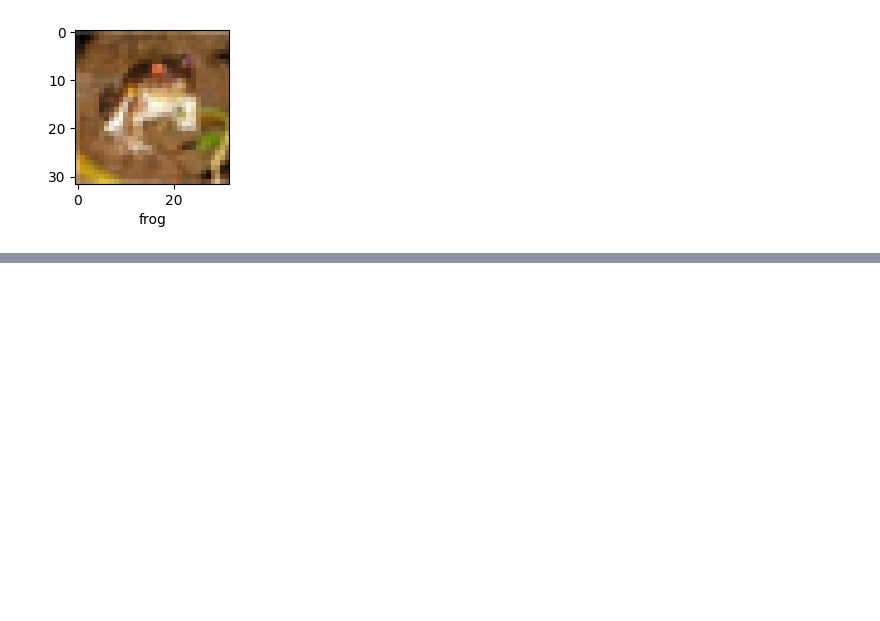
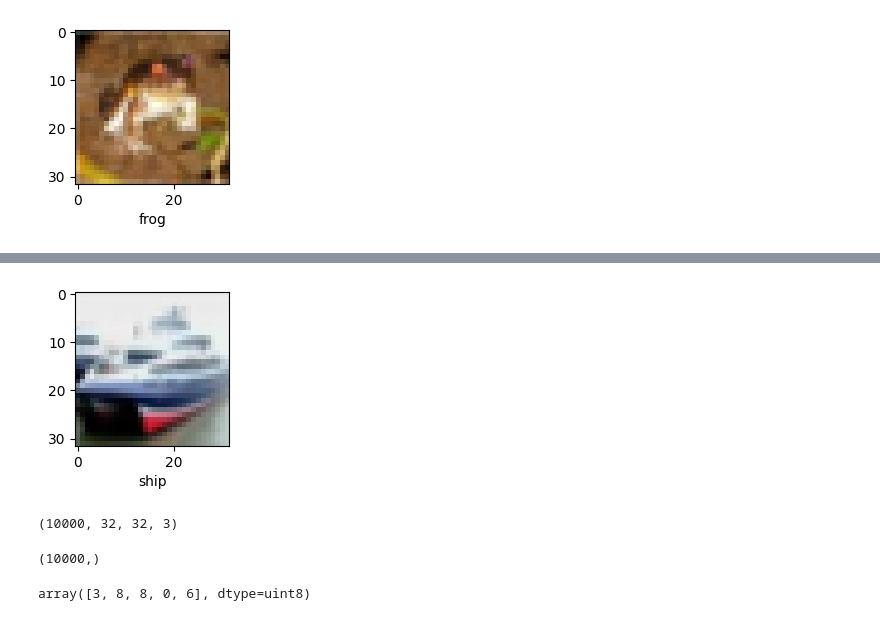
Before and after one commit to quantumdeepak/git_practice, a Jupyter notebook: Small Image Classification Using Convolutional Neural Network (CNN)/Small Image Classification Using Convolutional Neural Network (CNN).ipynb, the cells around one changed output, grey strips where cells are left out. Cells and saved outputs as stored; diff of their text form; code cells hidden in the pictures; blank space fills up the shorter version.

```diff
--- a/Small Image Classification Using Convolutional Neural Network (CNN)/Small Image Classification Using Convolutional Neural Network (CNN).ipynb
+++ b/Small Image Classification Using Convolutional Neural Network (CNN)/Small Image Classification Using Convolutional Neural Network (CNN).ipynb
@@ -149,0 +183,16 @@ NameError: name 'cnn_model' is not defined
+# %%
+plot_sample(test_images,test_labels,1)
+# %% [output]
+[figure, added]
+# %%
+test_images.shape
+# %% [output]
+(10000, 32, 32, 3)
+# %%
+test_labels.shape
+# %% [output]
+(10000,)
+# %%
+test_labels[:5]
+# %% [output]
+array([3, 8, 8, 0, 6], dtype=uint8)
```
Also changed, not shown: parts of 15 cells of this notebook, 1 other file.
